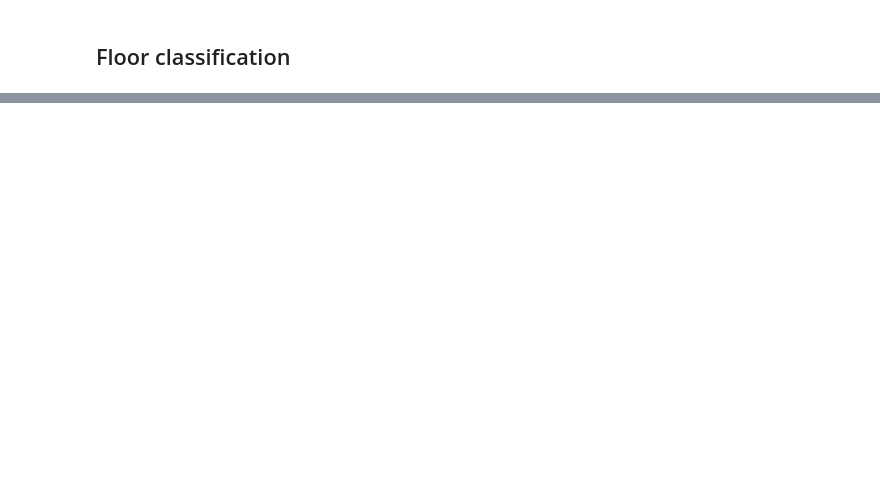
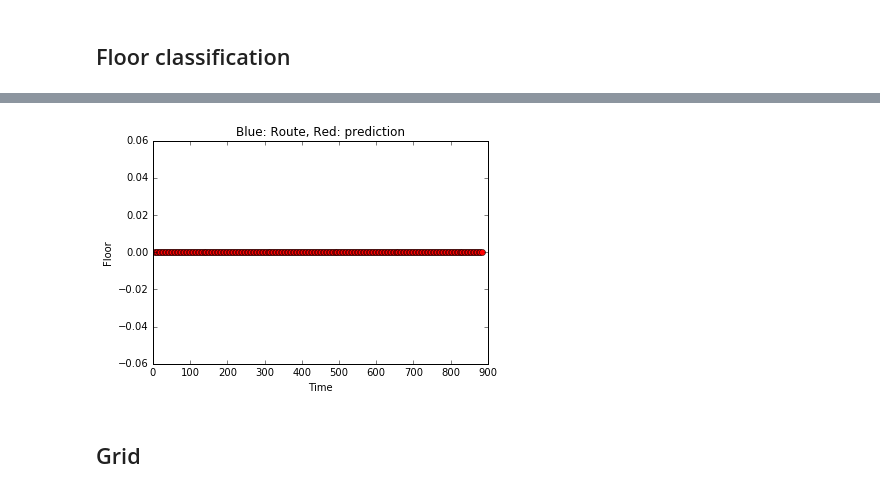
Before and after one commit to yairbeer/lis2016, a Jupyter notebook: train-heir-II.ipynb, the cells around one changed output, grey strips where cells are left out. Cells and saved outputs as stored; diff of their text form; code cells hidden in the pictures; blank space fills up the shorter version.

Commit message:
building grid

```diff
--- a/train-heir-II.ipynb
+++ b/train-heir-II.ipynb
@@ -460,10 +518,16 @@ plt.show()
 # %% [markdown]
 ## Floor classification
 # %%
+# Remove packets with less
+def wifi_level_noise(wifi_dummy_df, noise):
+    noise_not = (wifi_dummy_df.values >= noise) * 1
+    wifi_dummy_df.iloc[:, :] = noise_not * wifi_dummy_df.values + (1- noise_not) * noise
+    return wifi_dummy_df
+
 # filter train samples by buildings in order to train floors
 train_floor = {10: 0, 20: 0, 30: 0, 40: 0}
 train_floor_results = {10: 0, 20: 0, 30: 0, 40: 0}
 for building in train_floor:
-    train_floor[building] = train_build.iloc[train_build_results.values == building][building_macs[building]]
+    train_floor[building] = train_wifi.iloc[train_build_results.values == building][building_macs[building]]
+    train_floor[building] = wifi_level_noise(train_floor[building], -25)
     train_floor_results[building] = train_wifi.iloc[train_build_results.values == building]['POSI_floor']
-print(train_floor[30].head())
@@ -490,5 +536,5 @@ print(train_floor[30].head())
 from sklearn.ensemble import RandomForestClassifier
 rfc_floor = {10: 0, 20: 0, 30: 0, 40: 0}
 for building in rfc_floor:
-    rfc_floor[building] = RandomForestClassifier(n_estimators=1000, max_depth=40 ,max_features=1.0, random_state=2016)
+    rfc_floor[building] = RandomForestClassifier(n_estimators=1000, max_depth=20 ,max_features=1.0, random_state=2016)
     rfc_floor[building].fit(train_floor[building].values, train_floor_results[building].values)
@@ -567,0 +541,26 @@ for building in test_floor:
+# %%
+# Predict floors
+predicted_floor = []
+predicted_floor_proba = []
+for test_i in range(len(test_wifi)):
+    predicted_floor.append([])
+    predicted_floor_proba.append([])
+    for row_i in range(test_wifi[test_i].shape[0]):
+        cur_pred_build = predicted_build[test_i][row_i]
+        cur_measurement = test_wifi[test_i][building_macs[cur_pred_build]].iloc[row_i]
+        predicted_floor[test_i].append(int(rfc_floor[cur_pred_build].predict([cur_measurement.values])))
+# print(predicted_floor)
+# %%
+%matplotlib inline
+import matplotlib.pyplot as plt
+
+route = 1
+# Plot results
+plt.plot(test_build[route].index.values, test_wifi_floor[route], 'b',
+         test_build[route].index.values, predicted_floor[route], 'ro')
+plt.xlabel('Time')
+plt.ylabel('Floor')
+plt.title('Blue: Route, Red: prediction')
+plt.show()
+# %% [output]
+[figure, added]
@@ -567,0 +601,2 @@ for building in test_floor:
+# %% [markdown]
+## Grid
```
Also changed, not shown: parts of 21 cells of this notebook.
